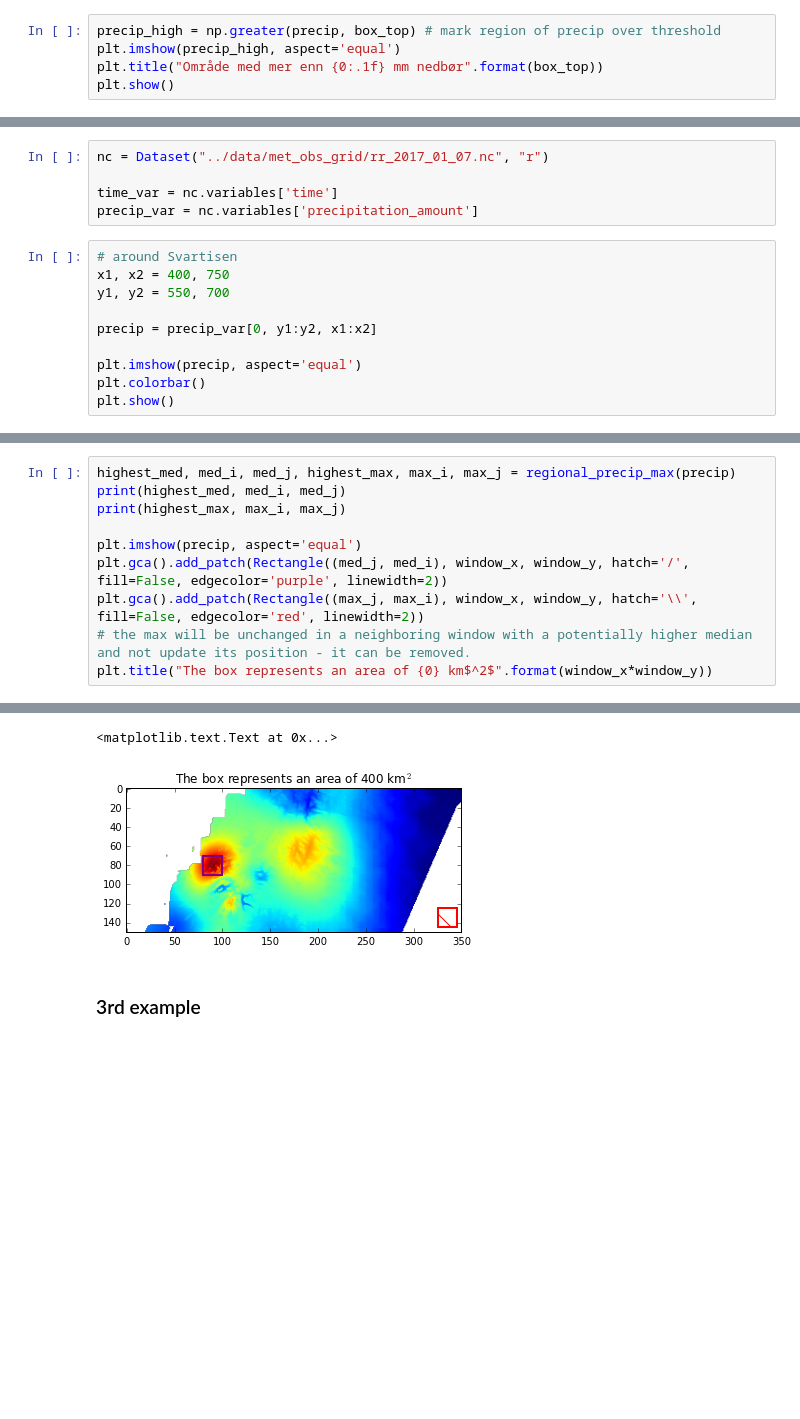
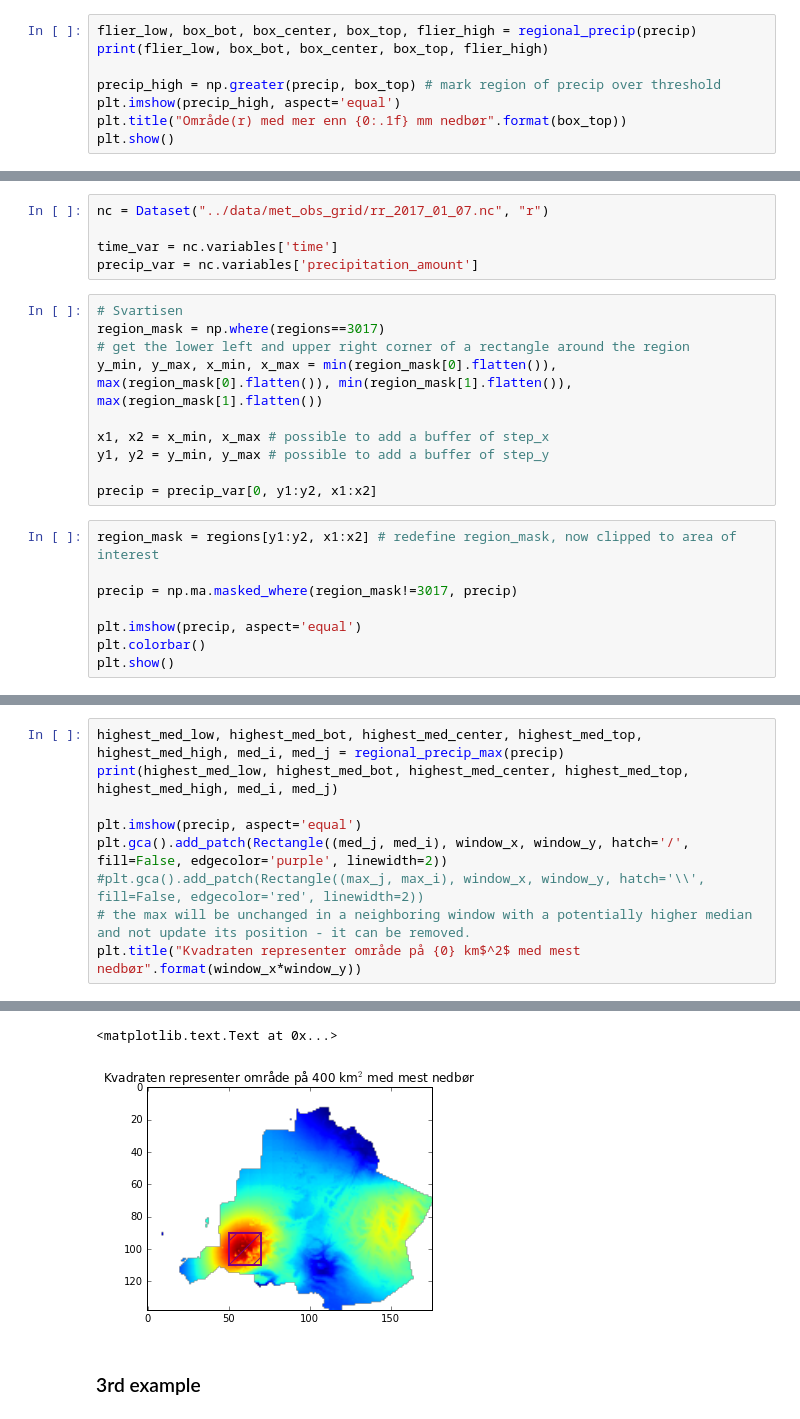
Before and after one commit to kmunve/APS, a Jupyter notebook: aps/notebooks/regional_precipitation_distribution.ipynb, the cells around one changed output, grey strips where cells are left out. Drawn from its saved outputs; the diff is of its cells as text; blank space fills up the shorter version.

```diff
--- a/aps/notebooks/regional_precipitation_distribution.ipynb
+++ b/aps/notebooks/regional_precipitation_distribution.ipynb
@@ -70,6 +69,9 @@ print(flier_low, box_bot, box_center, box_top, flier_high, pf_mean)
 # %%
+flier_low, box_bot, box_center, box_top, flier_high = regional_precip(precip)
+print(flier_low, box_bot, box_center, box_top, flier_high)
+
 precip_high = np.greater(precip, box_top) # mark region of precip over threshold
 plt.imshow(precip_high, aspect='equal')
-plt.title("Område med mer enn {0:.1f} mm nedbør".format(box_top))
+plt.title("Område(r) med mer enn {0:.1f} mm nedbør".format(box_top))
 plt.show()
 # %% [output]
@@ -162,12 +149,20 @@ nc = Dataset("../data/met_obs_grid/rr_2017_01_07.nc", "r")
 
 time_var = nc.variables['time']
 precip_var = nc.variables['precipitation_amount']
+# %%
+# Svartisen
+region_mask = np.where(regions==3017)
+# get the lower left and upper right corner of a rectangle around the region
+y_min, y_max, x_min, x_max = min(region_mask[0].flatten()), max(region_mask[0].flatten()), min(region_mask[1].flatten()), max(region_mask[1].flatten())
+
+x1, x2 = x_min, x_max # possible to add a buffer of step_x
+y1, y2 = y_min, y_max # possible to add a buffer of step_y
+
+precip = precip_var[0, y1:y2, x1:x2]
 # %%
-# around Svartisen
-x1, x2 = 400, 750
-y1, y2 = 550, 700
+region_mask = regions[y1:y2, x1:x2] # redefine region_mask, now clipped to area of interest
 
-precip = precip_var[0, y1:y2, x1:x2]
+precip = np.ma.masked_where(region_mask!=3017, precip)
 
 plt.imshow(precip, aspect='equal')
 plt.colorbar()
@@ -177,11 +172,10 @@ plt.show()
 # %%
-highest_med, med_i, med_j, highest_max, max_i, max_j = regional_precip_max(precip)
-print(highest_med, med_i, med_j)
-print(highest_max, max_i, max_j)
+highest_med_low, highest_med_bot, highest_med_center, highest_med_top, highest_med_high, med_i, med_j = regional_precip_max(precip)
+print(highest_med_low, highest_med_bot, highest_med_center, highest_med_top, highest_med_high, med_i, med_j)
 
 plt.imshow(precip, aspect='equal')
 plt.gca().add_patch(Rectangle((med_j, med_i), window_x, window_y, hatch='/', fill=False, edgecolor='purple', linewidth=2))
-plt.gca().add_patch(Rectangle((max_j, max_i), window_x, window_y, hatch='\\', fill=False, edgecolor='red', linewidth=2))
+#plt.gca().add_patch(Rectangle((max_j, max_i), window_x, window_y, hatch='\\', fill=False, edgecolor='red', linewidth=2))
 # the max will be unchanged in a neighboring window with a potentially higher median and not update its position - it can be removed.
-plt.title("The box represents an area of {0} km$^2$".format(window_x*window_y))
+plt.title("Kvadraten representer område på {0} km$^2$ med mest nedbør".format(window_x*window_y))
 # %% [output]
@@ -190,5 +183,5 @@ plt.title("The box represents an area of {0} km$^2$".format(window_x*window_y))
 <matplotlib.text.Text at 0x...>
-[figure, old version]
+[figure, new version]
 # %% [markdown]
 ### 3rd example
 # %%
```
Also changed, not shown: parts of 6 cells of this notebook.
